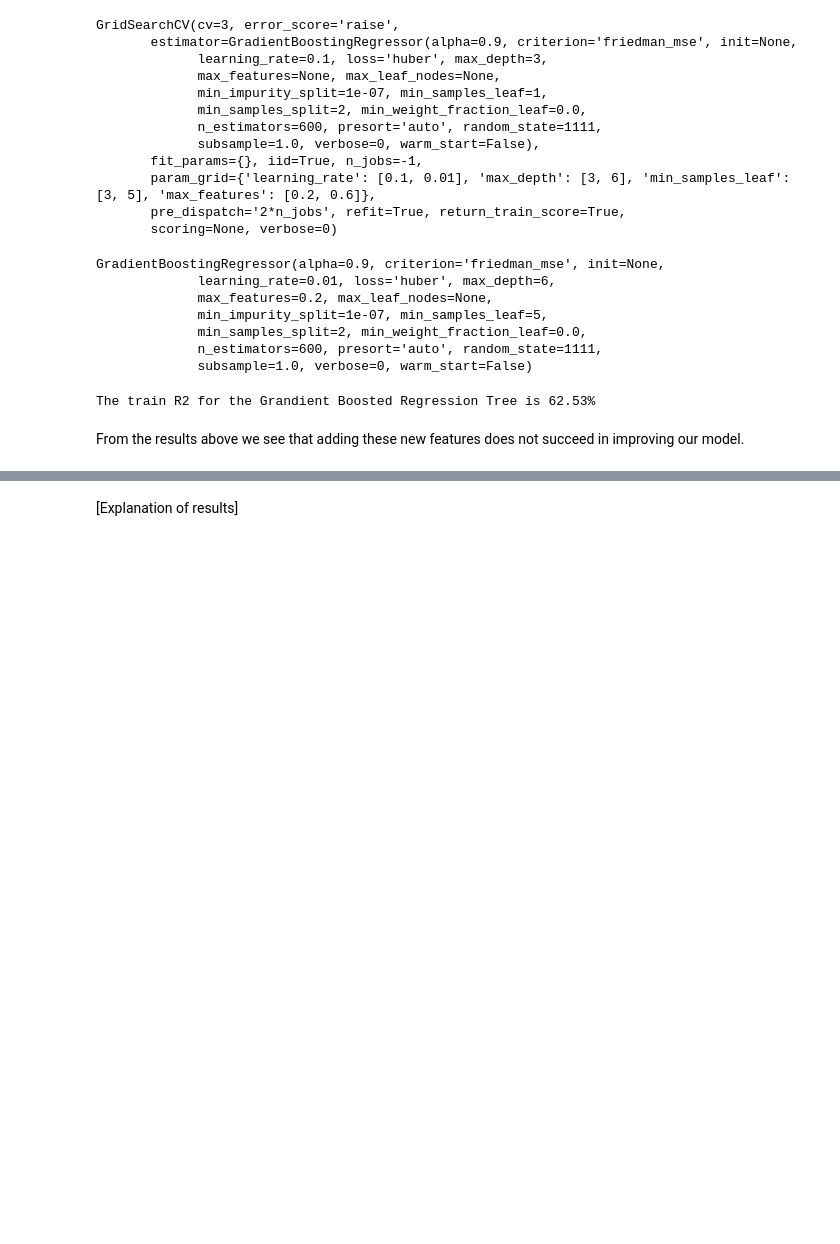
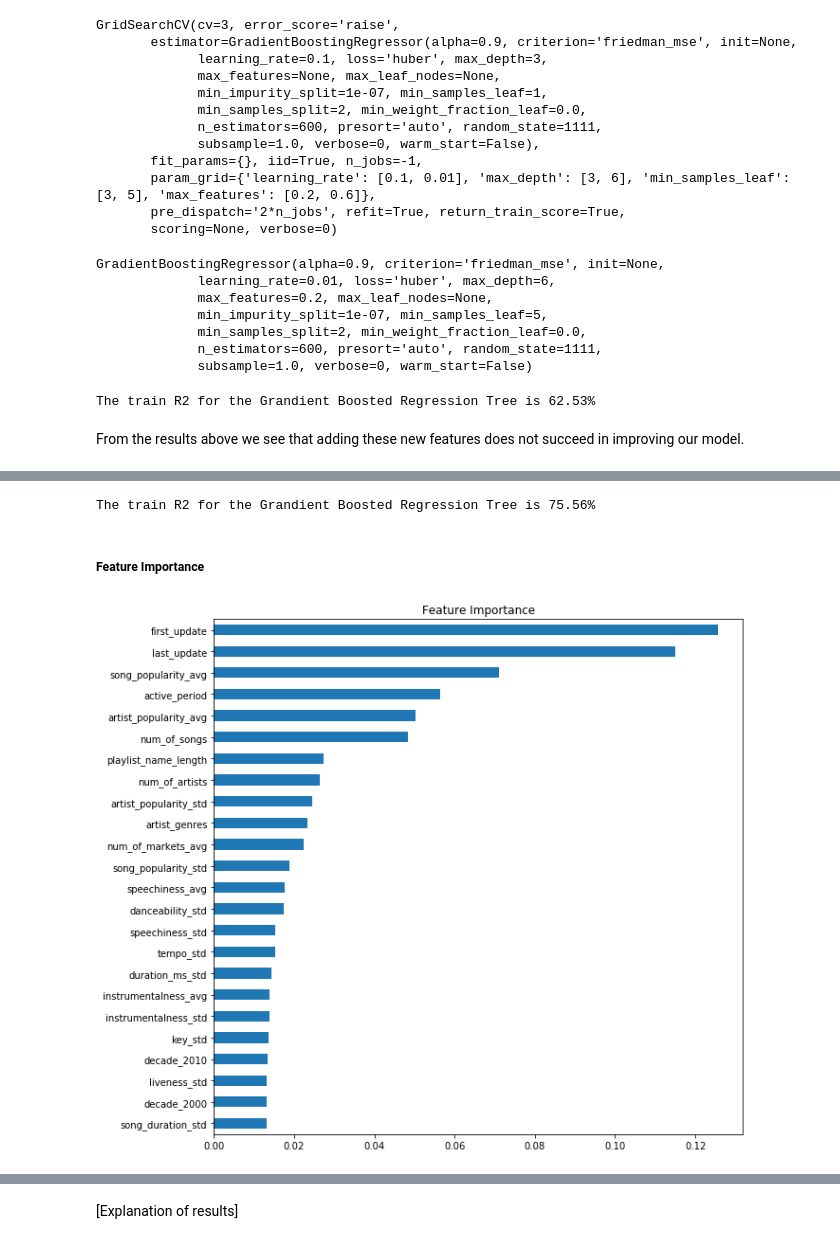
Before and after one commit to srikanth261/spotifyproject, a Jupyter notebook: notebooks/Assessing alternative models - Andres.ipynb, the cells around one changed output, grey strips where cells are left out. Saved outputs shown, nothing was run; the diff lists cells and outputs as text; code cells hidden in the pictures; blank space fills up the shorter version.

```diff
--- a/notebooks/Assessing alternative models - Andres.ipynb
+++ b/notebooks/Assessing alternative models - Andres.ipynb
@@ -375,0 +384,5 @@ From the results above we see that adding these new features does not succeed in
+# %%
+data = pd.read_csv('data_spotify_v3.csv', index_col= 0)
+data2 = pd.read_csv('EveryNoise_playlists_data.csv')
+print("Shape for first file {}".format(data.shape))
+print("Shape for second file {}".format(data2.shape))
@@ -375,0 +392,8 @@ From the results above we see that adding these new features does not succeed in
+# %%
+# Concatenating these two datasets
+frames = [data, data2]
+
+all = pd.concat(frames)
+print("Shape for concatenated dataset {}".format(all.shape))
+
+all.head(100)
@@ -375,0 +471,11 @@ From the results above we see that adding these new features does not succeed in
+# %%
+param_grid = {'learning_rate': [0.1, 0.01],
+              'max_depth': [3, 6],
+              'min_samples_leaf': [3, 5],
+              'max_features': [0.2, 0.6]
+              }
+
+gb = GradientBoostingRegressor(n_estimators=600, loss='huber', random_state=1111)
+gb_cv = GridSearchCV(gb, param_grid, cv=3, n_jobs=-1)
+
+gb_cv.fit(X_train, y_train)
@@ -375,0 +505,15 @@ From the results above we see that adding these new features does not succeed in
+# %%
+r2_score_test = r2_score(y_test, gb_cv.predict(X_test))
+
+print("The train R2 for the Grandient Boosted Regression Tree is {:.2f}%".format(r2_score_test*100))
+# %% [output]
+The train R2 for the Grandient Boosted Regression Tree is 75.56%
+# %% [markdown]
+##### Feature Importance
+# %%
+plt.figure(figsize=(10,10))
+pd.Series(gb_cv.best_estimator_.feature_importances_, index=X_train.columns.values).sort_values()[27:].plot(kind="barh")
+plt.title("Feature Importance")
+plt.show()
+# %% [output]
+[figure, added]
```
Also changed, not shown: parts of 20 cells of this notebook, 8 other files.
